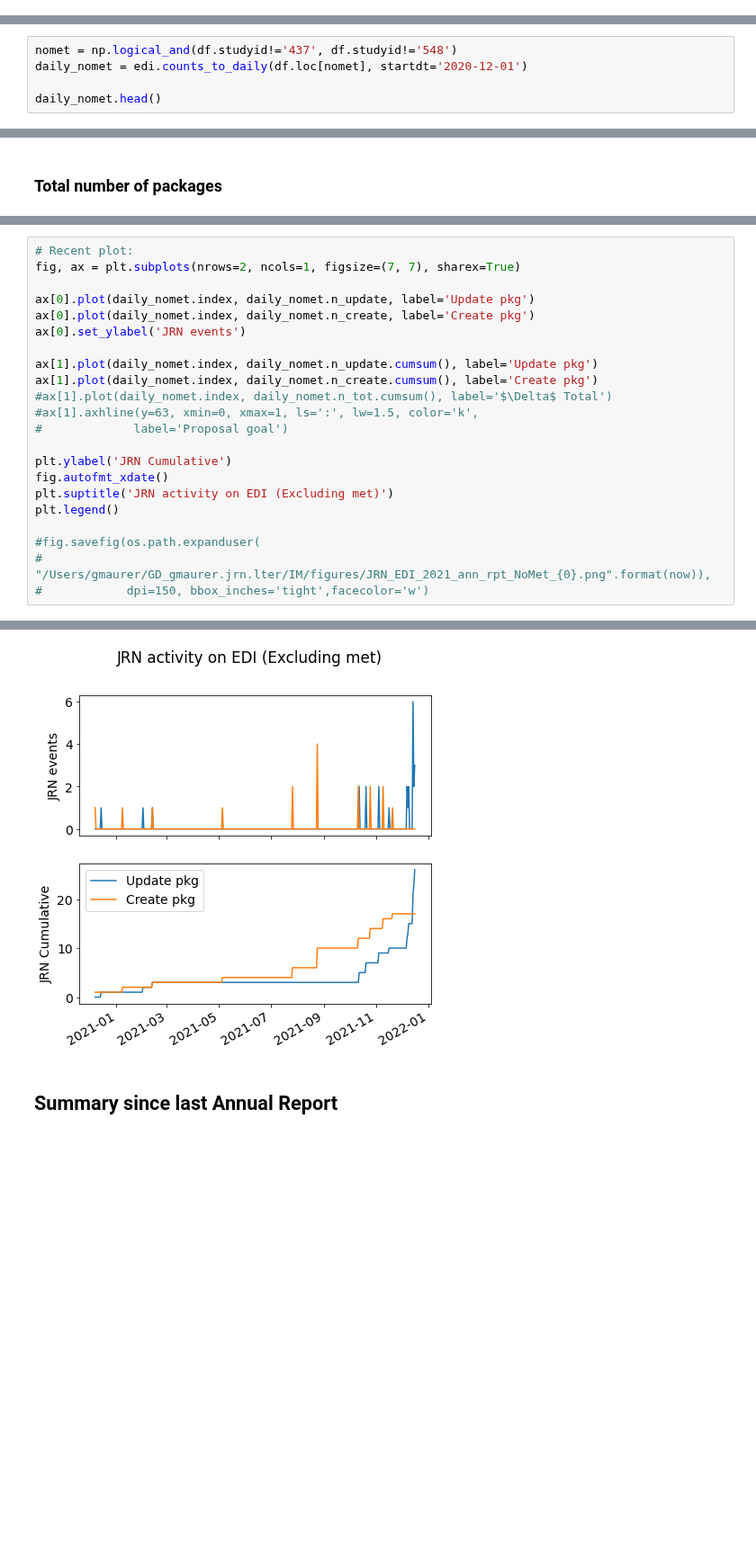
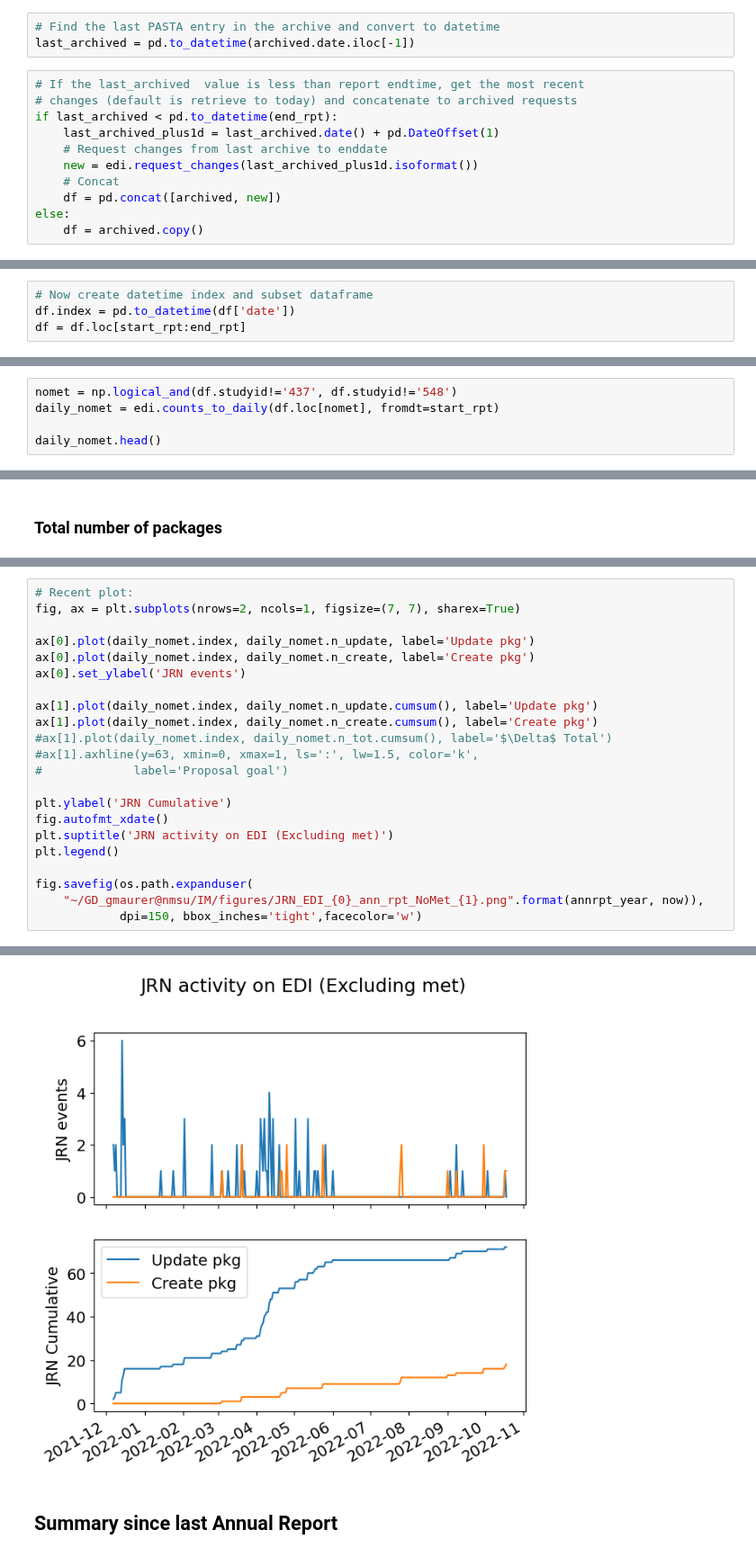
Before and after one commit to jornada-im/diagnostics, a Jupyter notebook: JRN-EDI-diagnostics-ANNRPT.ipynb, the cells around one changed output, grey strips where cells are left out. Shown at 90% size. Cells and saved outputs as stored; diff of their text form; blank space fills up the shorter version.

Commit message:
2022 annual report, pyEDIutils changes

```diff
--- a/JRN-EDI-diagnostics-ANNRPT.ipynb
+++ b/JRN-EDI-diagnostics-ANNRPT.ipynb
@@ -65,0 +38,14 @@ daily
+# %%
+# Find the last PASTA entry in the archive and convert to datetime
+last_archived = pd.to_datetime(archived.date.iloc[-1])
+# %%
+# If the last_archived  value is less than report endtime, get the most recent
+# changes (default is retrieve to today) and concatenate to archived requests
+if last_archived < pd.to_datetime(end_rpt):
+    last_archived_plus1d = last_archived.date() + pd.DateOffset(1)
+    # Request changes from last archive to enddate
+    new = edi.request_changes(last_archived_plus1d.isoformat())
+    # Concat
+    df = pd.concat([archived, new])
+else:
+    df = archived.copy()
@@ -65,0 +56,4 @@ daily
+# %%
+# Now create datetime index and subset dataframe
+df.index = pd.to_datetime(df['date'])
+df = df.loc[start_rpt:end_rpt]
@@ -116,6 +142,6 @@ daily.n_update.sum()
 # %%
 nomet = np.logical_and(df.studyid!='437', df.studyid!='548')
-daily_nomet = edi.counts_to_daily(df.loc[nomet], startdt='2020-12-01')
+daily_nomet = edi.counts_to_daily(df.loc[nomet], fromdt=start_rpt)
 
 daily_nomet.head()
 # %% [output]
@@ -155,7 +181,7 @@ fig.autofmt_xdate()
 plt.suptitle('JRN activity on EDI (Excluding met)')
 plt.legend()
 
-#fig.savefig(os.path.expanduser(
-#    "/Users/gmaurer/GD_gmaurer.jrn.lter/IM/figures/JRN_EDI_2021_ann_rpt_NoMet_{0}.png".format(now)),
-#            dpi=150, bbox_inches='tight',facecolor='w')
+fig.savefig(os.path.expanduser(
+    "~/GD_gmaurer@nmsu/IM/figures/JRN_EDI_{0}_ann_rpt_NoMet_{1}.png".format(annrpt_year, now)),
+            dpi=150, bbox_inches='tight',facecolor='w')
 # %% [output]
@@ -163,4 +188,4 @@ plt.legend()
-[figure, old version]
+[figure, new version]
 # %% [markdown]
 ## Summary since last Annual Report
 # %%
```
Also changed, not shown: parts of 39 cells of this notebook, 3 other files.
